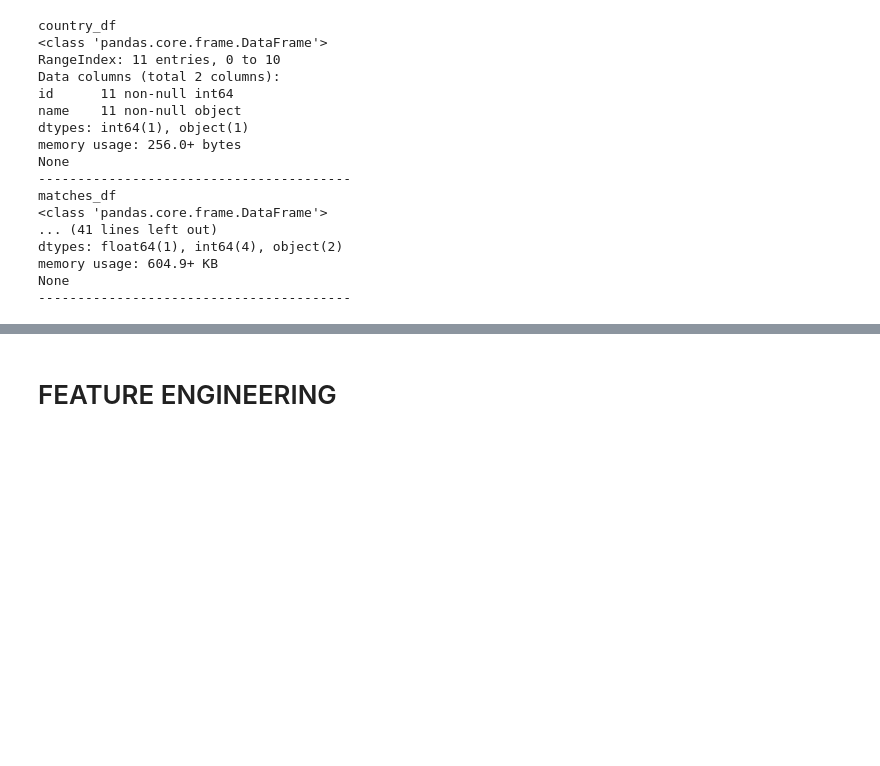
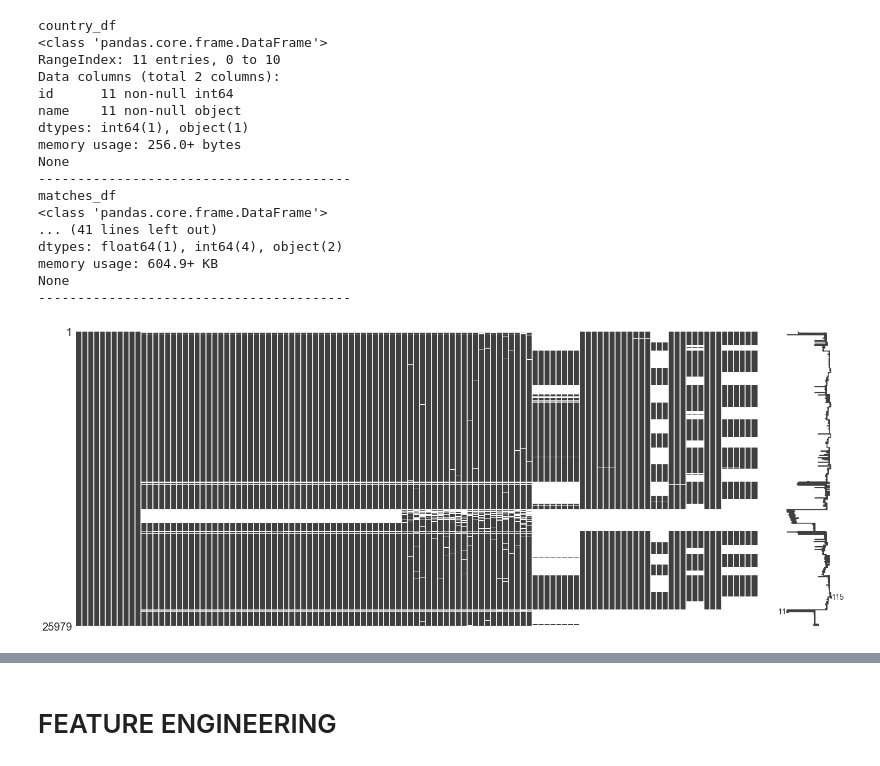
Before and after one commit to jo9k/SoccerAnalysis, a Jupyter notebook: SoccerAnalysis.ipynb, the cells around one changed output, grey strips where cells are left out. Saved outputs shown, nothing was run; the diff lists cells and outputs as text; code cells hidden in the pictures; blank space fills up the shorter version.

```diff
--- a/SoccerAnalysis.ipynb
+++ b/SoccerAnalysis.ipynb
@@ -66,3 +76,7 @@ dtypes: float64(1), int64(4), object(2)
 memory usage: 604.9+ KB
 None
 ----------------------------------------
+# %%
+msno.matrix(matches_df)
+# %% [output]
+[figure, added]
```
Also changed, not shown: parts of 25 cells of this notebook, 2 other files.
